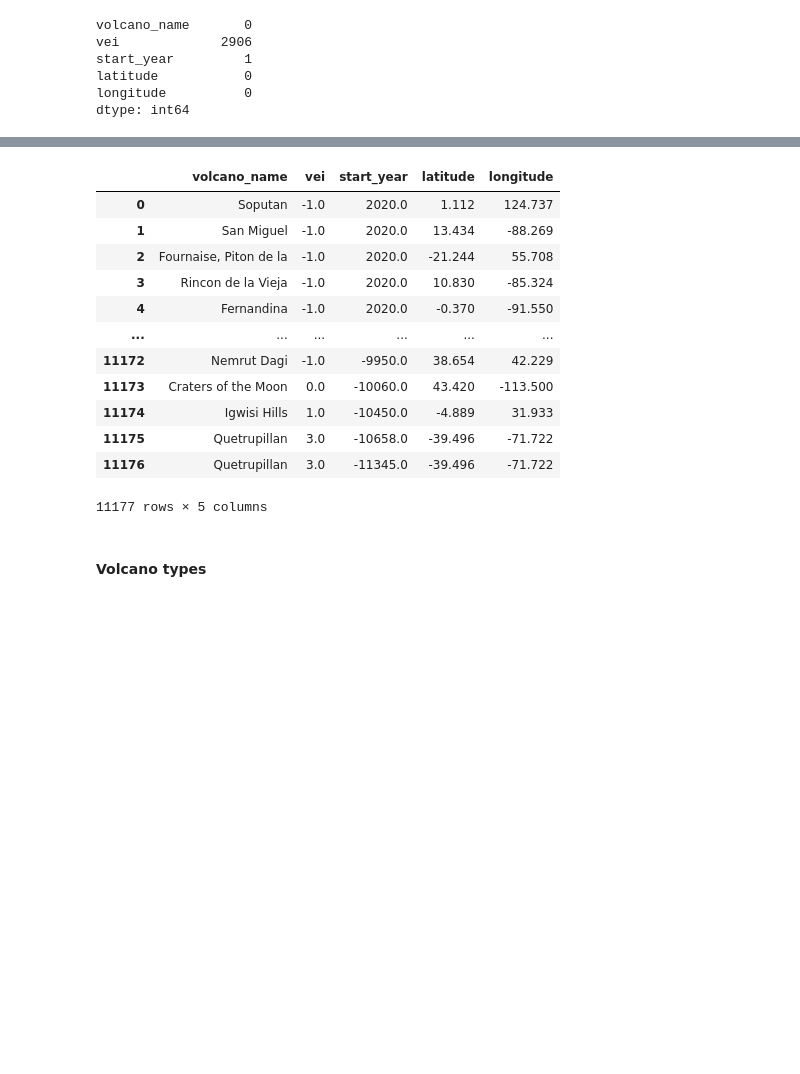
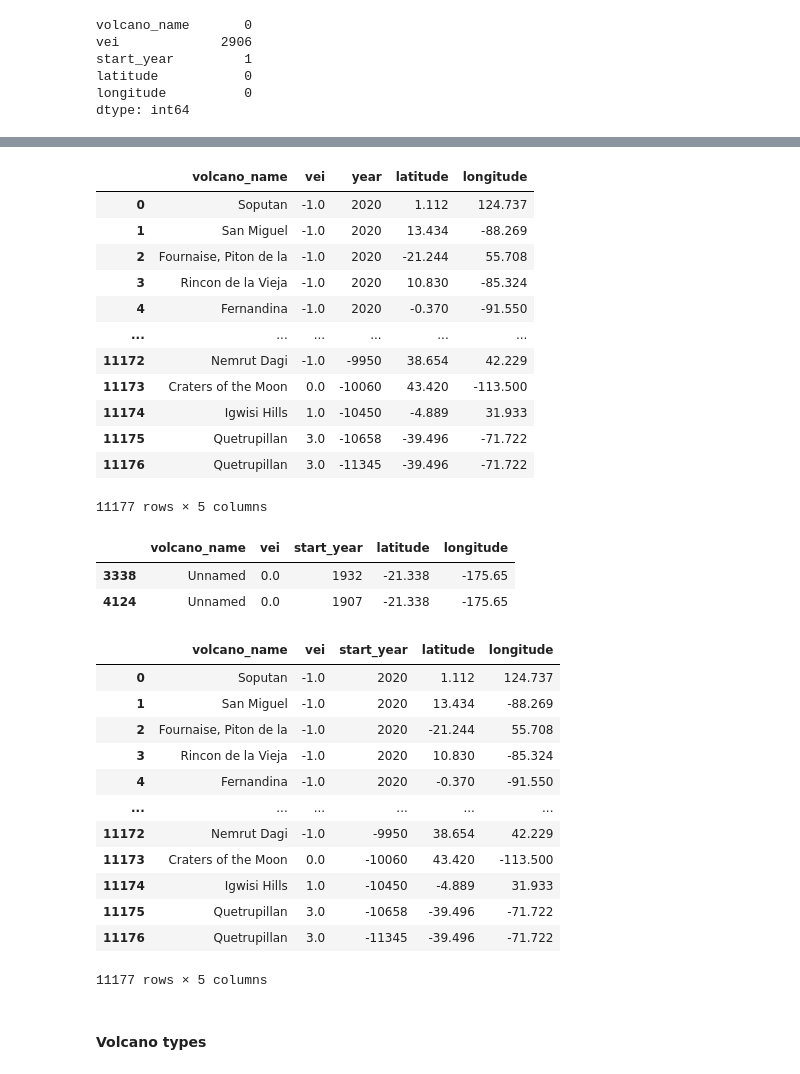
Before and after one commit to veronicadeleonh/earthquakes-volcanoes, a Jupyter notebook: dev-notebooks/volcano-cleaning.ipynb, the cells around one changed output, grey strips where cells are left out. Cells and saved outputs as stored; diff of their text form; code cells hidden in the pictures; blank space fills up the shorter version.

```diff
--- a/dev-notebooks/volcano-cleaning.ipynb
+++ b/dev-notebooks/volcano-cleaning.ipynb
@@ -95,18 +111,43 @@ eruptions['vei'] = eruptions['vei'].fillna(-1)
+# %%
+# Cleaning start_year column
+
+eruptions["start_year"] = pd.to_numeric(eruptions['start_year'], downcast='integer', errors='coerce')
+eruptions.rename(columns={"start_year": "year"}, errors="raise")
+# %% [output]
+|  | volcano_name | vei | year | latitude | longitude |
+| 0 | Soputan | -1.0 | 2020 | 1.112 | 124.737 |
+| 1 | San Miguel | -1.0 | 2020 | 13.434 | -88.269 |
+| 2 | Fournaise, Piton de la | -1.0 | 2020 | -21.244 | 55.708 |
+| 3 | Rincon de la Vieja | -1.0 | 2020 | 10.830 | -85.324 |
+| 4 | Fernandina | -1.0 | 2020 | -0.370 | -91.550 |
+| ... | ... | ... | ... | ... | ... |
+| 11172 | Nemrut Dagi | -1.0 | -9950 | 38.654 | 42.229 |
+| 11173 | Craters of the Moon | 0.0 | -10060 | 43.420 | -113.500 |
+| 11174 | Igwisi Hills | 1.0 | -10450 | -4.889 | 31.933 |
+| 11175 | Quetrupillan | 3.0 | -10658 | -39.496 | -71.722 |
+| 11176 | Quetrupillan | 3.0 | -11345 | -39.496 | -71.722 |
+11177 rows × 5 columns
+# %%
+eruptions[(eruptions["latitude"] == -21.338) & (eruptions["longitude"] == -175.650)]
+# %% [output]
+|  | volcano_name | vei | start_year | latitude | longitude |
+| 3338 | Unnamed | 0.0 | 1932 | -21.338 | -175.65 |
+| 4124 | Unnamed | 0.0 | 1907 | -21.338 | -175.65 |
 # %%
 eruptions
 # %% [output]
 |  | volcano_name | vei | start_year | latitude | longitude |
-| 0 | Soputan | -1.0 | 2020.0 | 1.112 | 124.737 |
-| 1 | San Miguel | -1.0 | 2020.0 | 13.434 | -88.269 |
-| 2 | Fournaise, Piton de la | -1.0 | 2020.0 | -21.244 | 55.708 |
-| 3 | Rincon de la Vieja | -1.0 | 2020.0 | 10.830 | -85.324 |
-| 4 | Fernandina | -1.0 | 2020.0 | -0.370 | -91.550 |
+| 0 | Soputan | -1.0 | 2020 | 1.112 | 124.737 |
+| 1 | San Miguel | -1.0 | 2020 | 13.434 | -88.269 |
+| 2 | Fournaise, Piton de la | -1.0 | 2020 | -21.244 | 55.708 |
+| 3 | Rincon de la Vieja | -1.0 | 2020 | 10.830 | -85.324 |
+| 4 | Fernandina | -1.0 | 2020 | -0.370 | -91.550 |
 | ... | ... | ... | ... | ... | ... |
-| 11172 | Nemrut Dagi | -1.0 | -9950.0 | 38.654 | 42.229 |
-| 11173 | Craters of the Moon | 0.0 | -10060.0 | 43.420 | -113.500 |
-| 11174 | Igwisi Hills | 1.0 | -10450.0 | -4.889 | 31.933 |
-| 11175 | Quetrupillan | 3.0 | -10658.0 | -39.496 | -71.722 |
-| 11176 | Quetrupillan | 3.0 | -11345.0 | -39.496 | -71.722 |
+| 11172 | Nemrut Dagi | -1.0 | -9950 | 38.654 | 42.229 |
+| 11173 | Craters of the Moon | 0.0 | -10060 | 43.420 | -113.500 |
+| 11174 | Igwisi Hills | 1.0 | -10450 | -4.889 | 31.933 |
+| 11175 | Quetrupillan | 3.0 | -10658 | -39.496 | -71.722 |
+| 11176 | Quetrupillan | 3.0 | -11345 | -39.496 | -71.722 |
 11177 rows × 5 columns
 # %% [markdown]
 #### Volcano types
```
Also changed, not shown: parts of 9 cells of this notebook, 3 other files.
